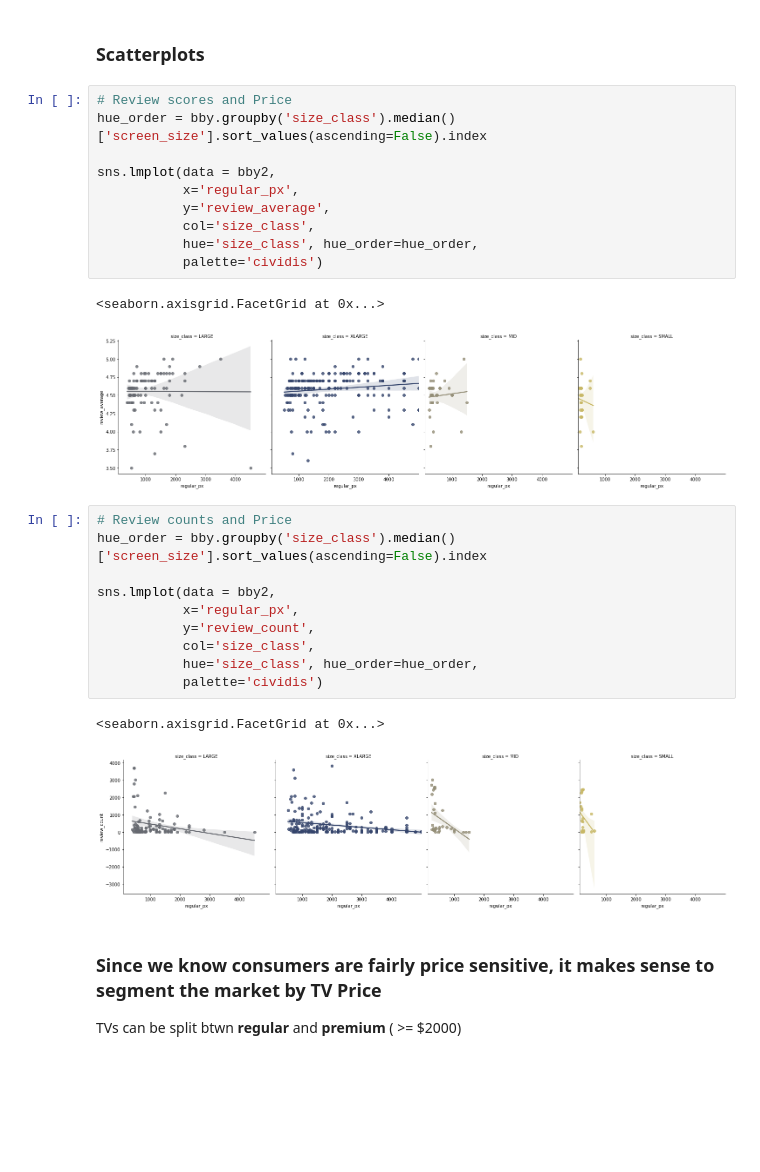
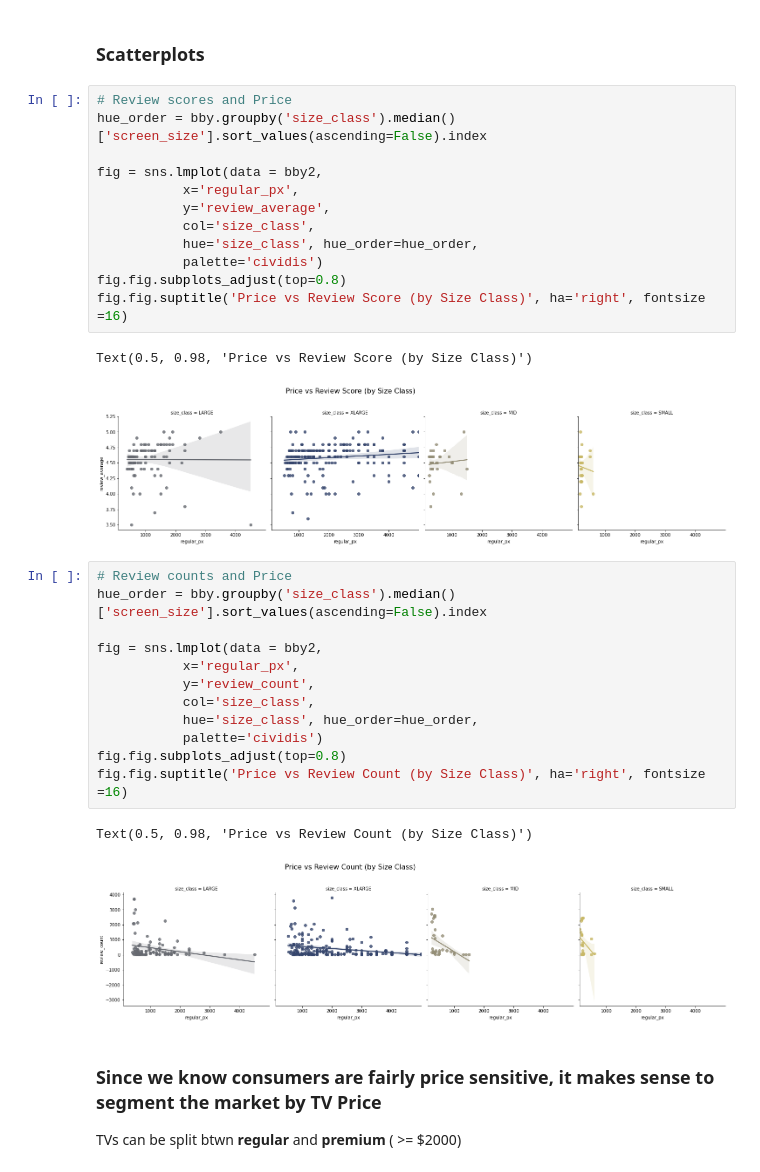
Before and after one commit to dnie44/nycdatascience_python_project, a Jupyter notebook: bb_analysis3.ipynb, the cells around one changed output. Cells and saved outputs as stored; diff of their text form; blank space fills up the shorter version.

Commit message:
small adjustments during powerpoint preparation

```diff
--- a/bb_analysis3.ipynb
+++ b/bb_analysis3.ipynb
@@ -305,28 +314,32 @@ sns.heatmap(bb_corr.corr(), annot=True, mask = hide, cmap=cmap)
 # Review scores and Price
 hue_order = bby.groupby('size_class').median()['screen_size'].sort_values(ascending=False).index
 
-sns.lmplot(data = bby2,
+fig = sns.lmplot(data = bby2,
            x='regular_px',
            y='review_average',
            col='size_class',
            hue='size_class', hue_order=hue_order,
            palette='cividis')
+fig.fig.subplots_adjust(top=0.8)
+fig.fig.suptitle('Price vs Review Score (by Size Class)', ha='right', fontsize =16)
 # %% [output]
-<seaborn.axisgrid.FacetGrid at 0x...>
+Text(0.5, 0.98, 'Price vs Review Score (by Size Class)')
-[figure, old version]
+[figure, new version]
 # %%
 # Review counts and Price
 hue_order = bby.groupby('size_class').median()['screen_size'].sort_values(ascending=False).index
 
-sns.lmplot(data = bby2,
+fig = sns.lmplot(data = bby2,
            x='regular_px',
            y='review_count',
            col='size_class',
            hue='size_class', hue_order=hue_order,
            palette='cividis')
+fig.fig.subplots_adjust(top=0.8)
+fig.fig.suptitle('Price vs Review Count (by Size Class)', ha='right', fontsize =16)
 # %% [output]
-<seaborn.axisgrid.FacetGrid at 0x...>
+Text(0.5, 0.98, 'Price vs Review Count (by Size Class)')
-[figure, old version]
+[figure, new version]
 # %% [markdown]
 ### Since we know consumers are fairly price sensitive, it makes sense to segment the market by TV Price
 TVs can be split btwn **regular** and **premium** ( >= \$2000)
```
Also changed, not shown: parts of 6 cells of this notebook, 3 other files.
